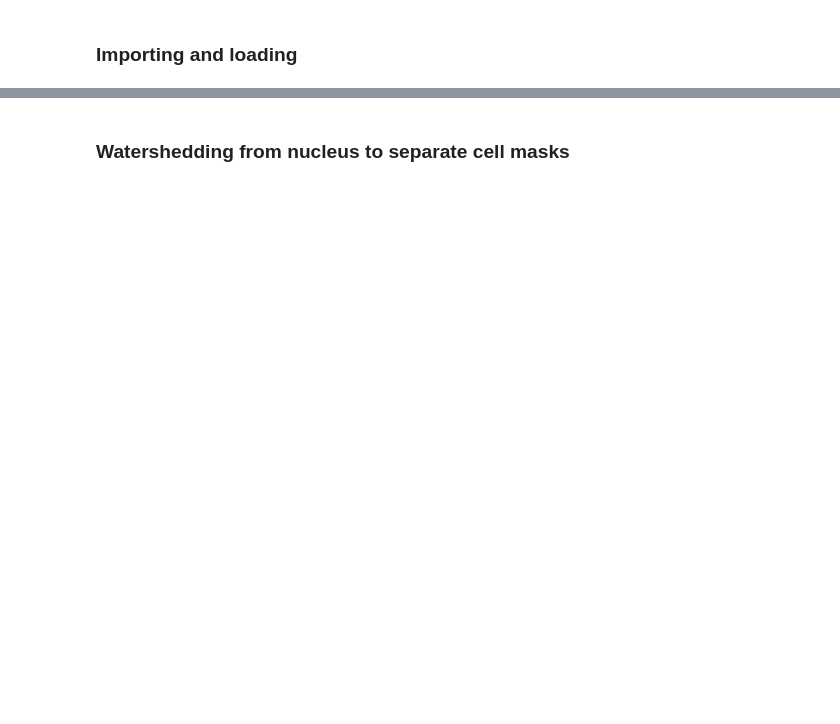
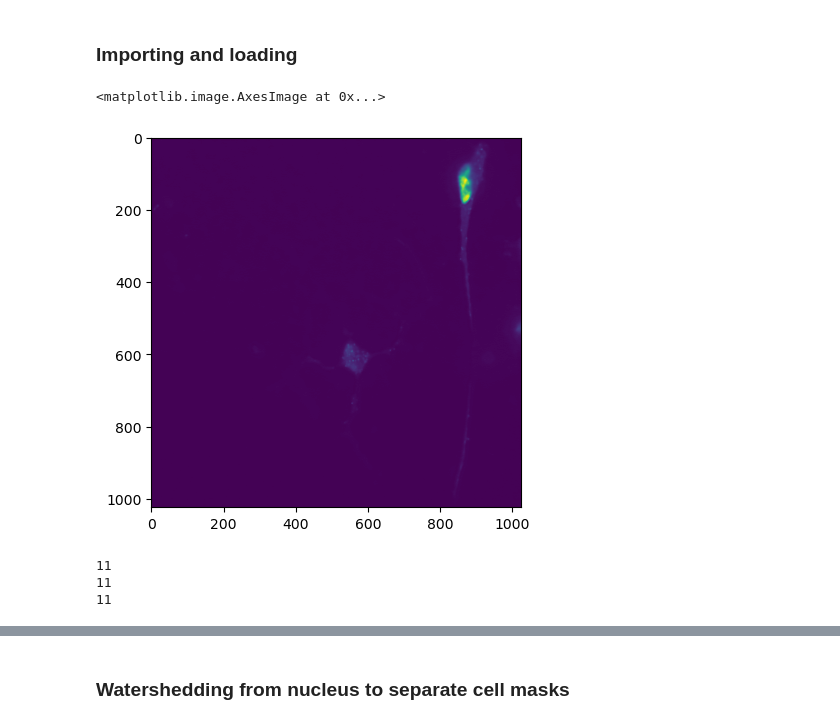
Before and after one commit to fmi-basel/singlemolecule-tracking, a Jupyter notebook: ipa/00_roi-selection/2D_neuron_mask_creation.ipynb, the cells around one changed output, grey strips where cells are left out. Drawn from its saved outputs; the diff is of its cells as text; code cells hidden in the pictures; blank space fills up the shorter version.

Commit message:
Updated mask creation iNeurons

```diff
--- a/ipa/00_roi-selection/2D_neuron_mask_creation.ipynb
+++ b/ipa/00_roi-selection/2D_neuron_mask_creation.ipynb
@@ -22,10 +22,6 @@ from skimage.util import compare_images
 # %%
 # Import images
 
-image_dir = '/Volumes/gchao/bamfaile/Analysis/TUBB2B-KI/00_iNs_Batch20241011/D10/Unperturbed/Max_projections_seperate/Halo'
-image_path = os.path.join(image_dir,'*.tif')
-image_files = glob.glob(image_path)
-
-image_files_sorted = np.sort(image_files)
-
-image_files_sorted
+image_dir = '/Volumes/gmicro_prefect/gchao/bamfaile/Gitrepos_temp2/gchao_singlemolecule_tracking/runs/iNeurons/iNeurons_predictions/03_Predict/ACTB/50ms/20250219/Parthenolide8hrs'
+image_path = os.path.join(image_dir,'*.stk')
+image_files = np.sort(glob.glob(image_path))
@@ -44,6 +30,11 @@ image_puro_files_sorted
 
 images = []
 
-for file in image_files_sorted:
+for file in image_files:
     image = imread(file)
     images.append(image)
+# %%
+plt.imshow(images[-1][0])
+# %% [output]
+<matplotlib.image.AxesImage at 0x...>
+[figure, added]
@@ -50 +51,9 @@ for file in image_files_sorted:
+# %%
+print(len(image_files))
+print(len(mask_cell_files))
+print(len(mask_nucleus_files))
+# %% [output]
+11
+11
+11
 # %%
```
Also changed, not shown: parts of 42 cells of this notebook, 1 other file.
